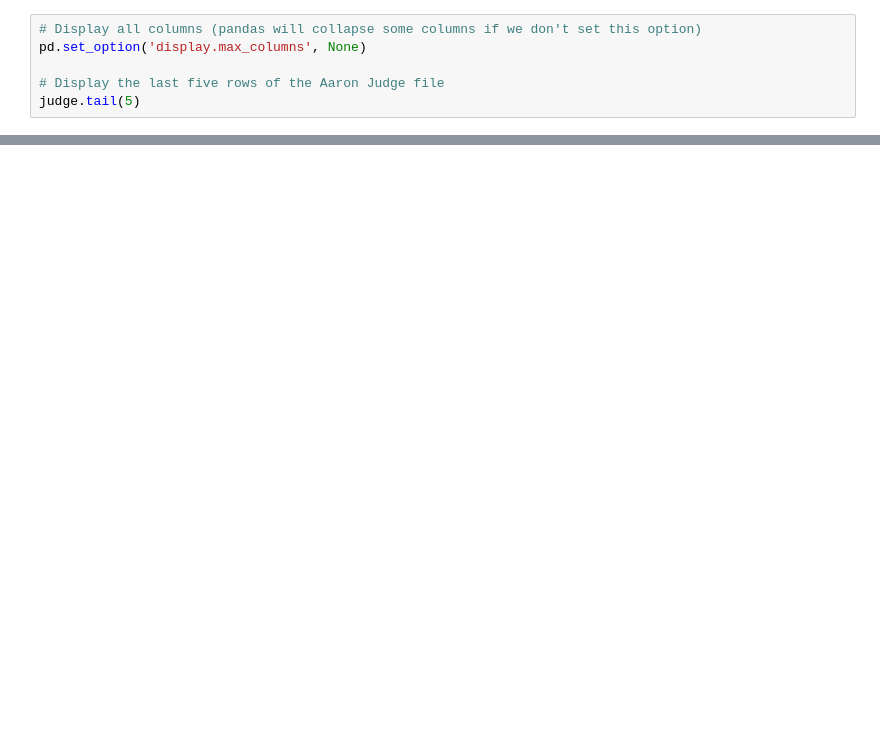
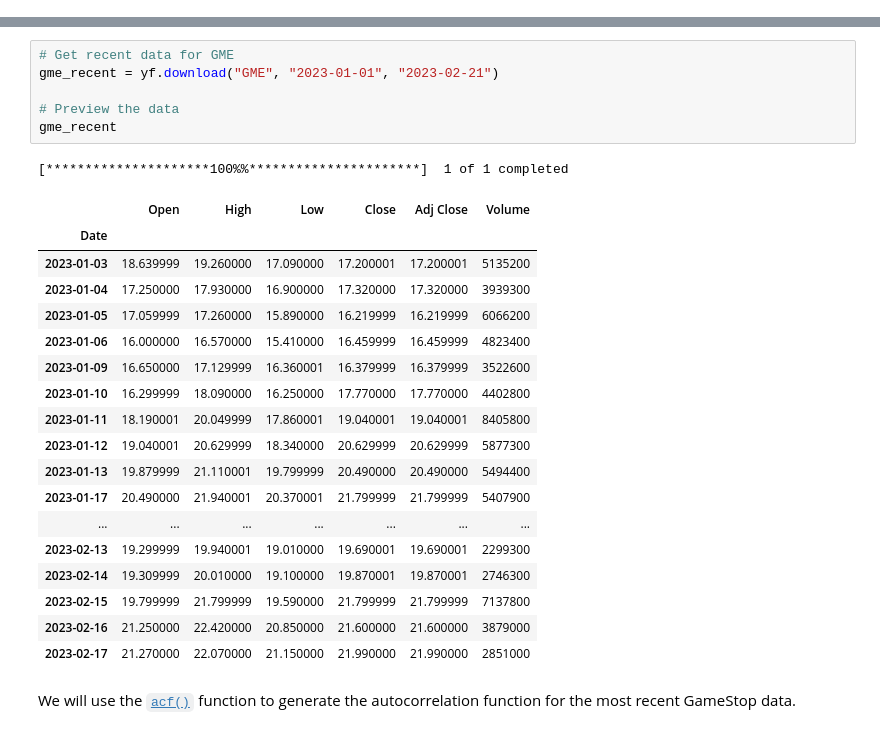
Before and after one commit to ShivB10/Data-Projects, a Jupyter notebook: notebook.ipynb, the cells around one changed output, grey strips where cells are left out. Saved outputs shown, nothing was run; the diff lists cells and outputs as text; blank space fills up the shorter version.

```diff
--- a/notebook.ipynb
+++ b/notebook.ipynb
@@ -26,6 +0,0 @@ stanton = pd.read_csv('datasets/stanton.csv')
-# %%
-# Display all columns (pandas will collapse some columns if we don't set this option)
-pd.set_option('display.max_columns', None)
-
-# Display the last five rows of the Aaron Judge file
-judge.tail(5)
@@ -207,0 +280,28 @@ should_pitchers_be_scared = ...
+# %%
+# Get recent data for GME
+gme_recent = yf.download("GME", "2023-01-01", "2023-02-21")
+
+# Preview the data
+gme_recent
+# %% [output]
+[*********************100%%**********************]  1 of 1 completed
+|  | Open | High | Low | Close | Adj Close | Volume |
+| Date |  |  |  |  |  |  |
+| 2023-01-03 | 18.639999 | 19.260000 | 17.090000 | 17.200001 | 17.200001 | 5135200 |
+| 2023-01-04 | 17.250000 | 17.930000 | 16.900000 | 17.320000 | 17.320000 | 3939300 |
+| 2023-01-05 | 17.059999 | 17.260000 | 15.890000 | 16.219999 | 16.219999 | 6066200 |
+| 2023-01-06 | 16.000000 | 16.570000 | 15.410000 | 16.459999 | 16.459999 | 4823400 |
+| 2023-01-09 | 16.650000 | 17.129999 | 16.360001 | 16.379999 | 16.379999 | 3522600 |
+| 2023-01-10 | 16.299999 | 18.090000 | 16.250000 | 17.770000 | 17.770000 | 4402800 |
+| 2023-01-11 | 18.190001 | 20.049999 | 17.860001 | 19.040001 | 19.040001 | 8405800 |
+| 2023-01-12 | 19.040001 | 20.629999 | 18.340000 | 20.629999 | 20.629999 | 5877300 |
+| 2023-01-13 | 19.879999 | 21.110001 | 19.799999 | 20.490000 | 20.490000 | 5494400 |
+| 2023-01-17 | 20.490000 | 21.940001 | 20.370001 | 21.799999 | 21.799999 | 5407900 |
+| ... | ... | ... | ... | ... | ... | ... |
+| 2023-02-13 | 19.299999 | 19.940001 | 19.010000 | 19.690001 | 19.690001 | 2299300 |
+| 2023-02-14 | 19.309999 | 20.010000 | 19.100000 | 19.870001 | 19.870001 | 2746300 |
+| 2023-02-15 | 19.799999 | 21.799999 | 19.590000 | 21.799999 | 21.799999 | 7137800 |
+| 2023-02-16 | 21.250000 | 22.420000 | 20.850000 | 21.600000 | 21.600000 | 3879000 |
+| 2023-02-17 | 21.270000 | 22.070000 | 21.150000 | 21.990000 | 21.990000 | 2851000 |
+# %% [markdown]
+We will use the [`acf()`](https://www.statsmodels.org/dev/generated/statsmodels.tsa.stattools.acf.html) function to generate the autocorrelation function for the most recent GameStop data.
```
Also changed, not shown: parts of 53 cells of this notebook.
